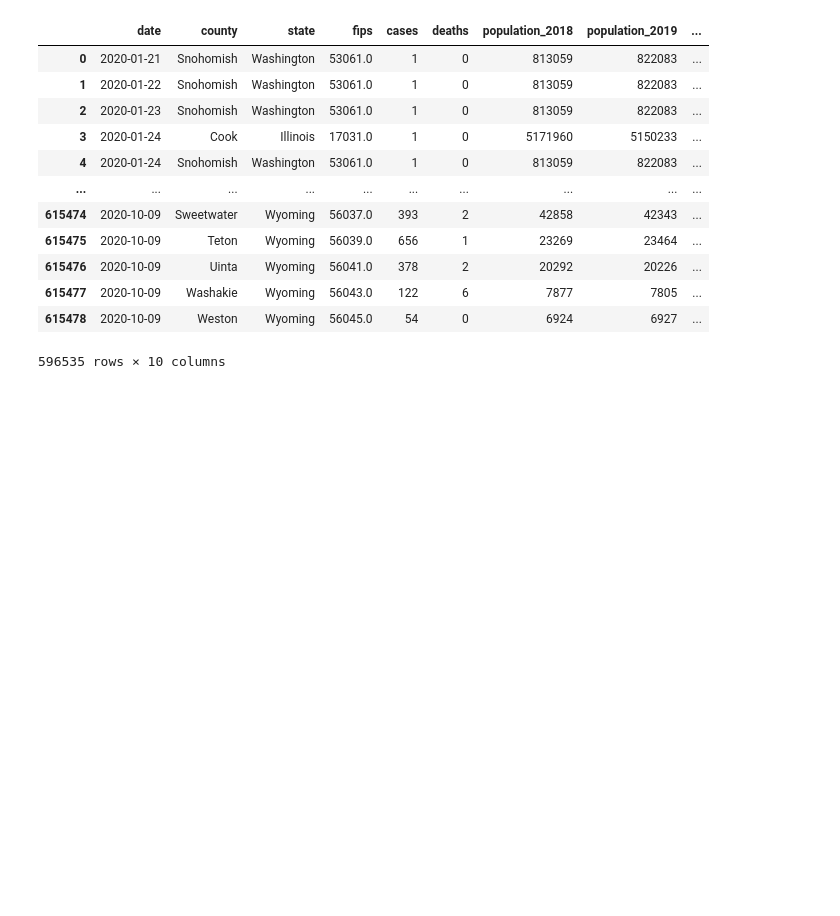
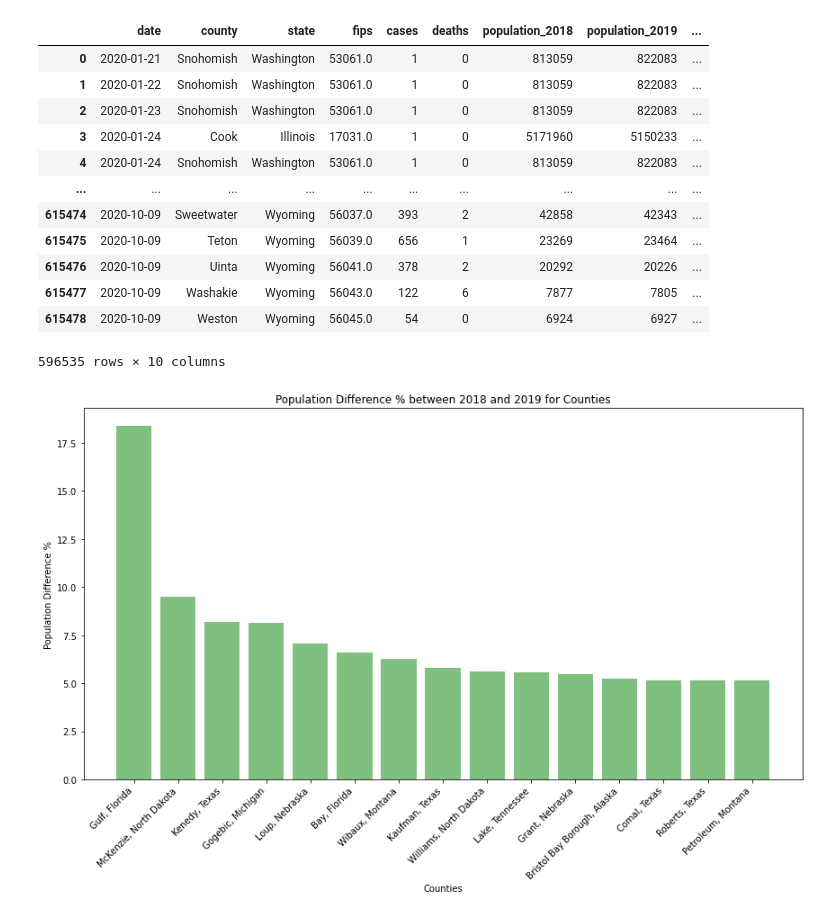
Before and after one commit to ushaakumaar/COVID19_Impacts_On_Business_And_Workforce_Trends, a Jupyter notebook: safest-travel-route.ipynb, the cells around one changed output. Cells and saved outputs as stored; diff of their text form; code cells hidden in the pictures; blank space fills up the shorter version.

Commit message:
edited the population data for 2018 and 2019 difference because we don't have 2020 data due to no evident resources, it was plotted to see the differences for the top 15 states

```diff
--- a/safest-travel-route.ipynb
+++ b/safest-travel-route.ipynb
@@ -201,3 +201,39 @@ new_merged_df
 | 615477 | 2020-10-09 | Washakie | Wyoming | 56043.0 | 122 | 6 | 7877 | 7805 | ... |
 | 615478 | 2020-10-09 | Weston | Wyoming | 56045.0 | 54 | 0 | 6924 | 6927 | ... |
 596535 rows × 10 columns
+# %%
+# Check the difference in population between 2018 and 2019
+new_merged_df["population_diff"] = new_merged_df["population_2019"] - new_merged_df["population_2018"]
+new_merged_df["population_diff_%"] = new_merged_df["population_diff"] / new_merged_df["population_2019"] * 100
+new_merged_df["abs_population_diff_%"] = abs(new_merged_df["population_diff_%"])
+pop_diff_merged_df = new_merged_df.groupby(["county", "state"])["abs_population_diff_%"].first()
+pop_diff_merged_df = pop_diff_merged_df.reset_index()
+pop_diff_merged_df = pop_diff_merged_df.sort_values("abs_population_diff_%", ascending=False).head(15)
+
+pop_diff_merged_df["county_state"] = pop_diff_merged_df["county"].str.cat(pop_diff_merged_df["state"], sep=", ")
+
+# Set the plot size
+plt.figure(figsize=(12,8))
+
+# Set the x axis and y axis
+x_axis = pop_diff_merged_df["county_state"]
+y_axis = pop_diff_merged_df["abs_population_diff_%"]
+
+# Genarate bar plot
+plt.bar(x_axis, y_axis, color="green", alpha=0.5, align="center")
+
+# Set the x axis label orientation
+plt.xticks(rotation=45, ha="right")
+
+# Set the x axis and y axis labels and titles
+plt.xlabel("Counties")
+plt.ylabel("Population Difference %")
+plt.title("Population Difference % between 2018 and 2019 for Counties")
+
+# Save and display the plot
+file_path = os.path.join("Images","population_diff_bar.png")
+plt.savefig(file_path)
+plt.tight_layout()
+plt.show()
+# %% [output]
+[figure, added]
```
